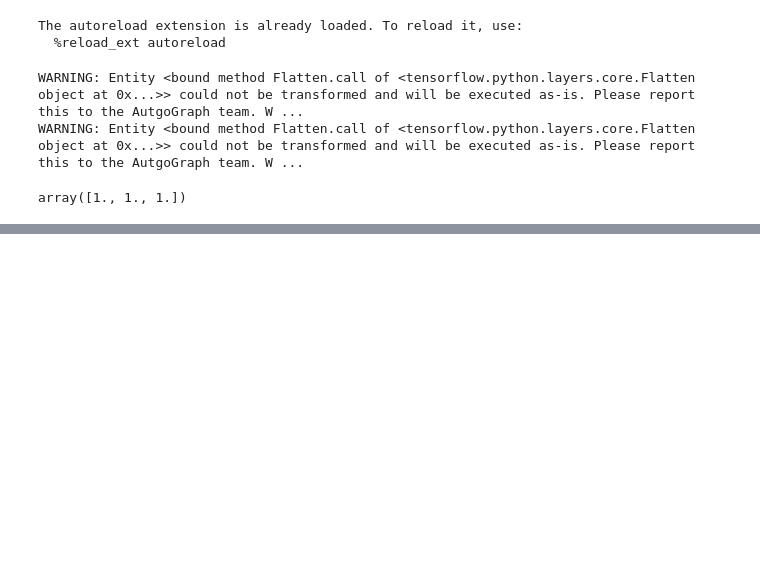
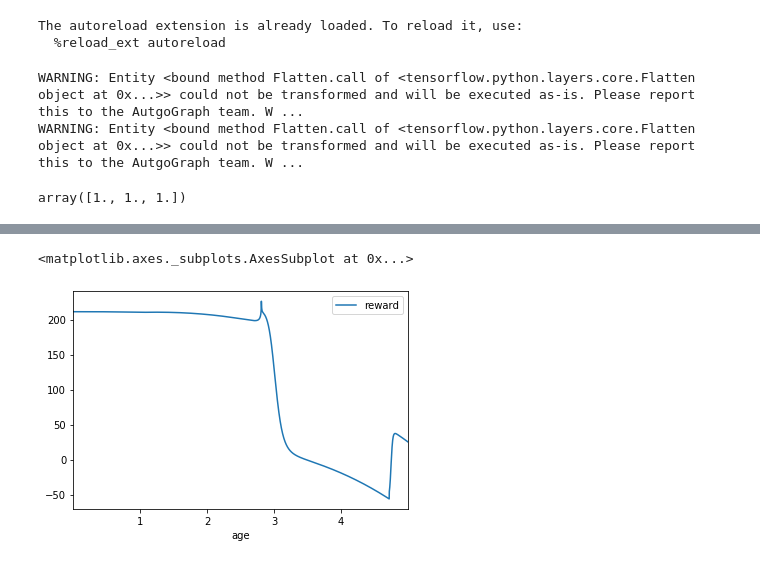
Before and after one commit to edwinytgoh/ReinforcementKinetics, a Jupyter notebook: TestTrainedModel.ipynb, the cells around one changed output, grey strips where cells are left out. Cells and saved outputs as stored; diff of their text form; code cells hidden in the pictures; blank space fills up the shorter version.

```diff
--- a/TestTrainedModel.ipynb
+++ b/TestTrainedModel.ipynb
@@ -95,6 +141,9 @@ df
 # %%
 df['mdot_main'].hist()
 # %%
-df.plot('age', 'mdot_fuel_sec')
+df.plot('age', 'reward')
+# %% [output]
+<matplotlib.axes._subplots.AxesSubplot at 0x...>
+[figure, added]
 # %%
 env.envs[0].action_space.high[2]
```
Also changed, not shown: parts of 5 cells of this notebook, 3 other files.
